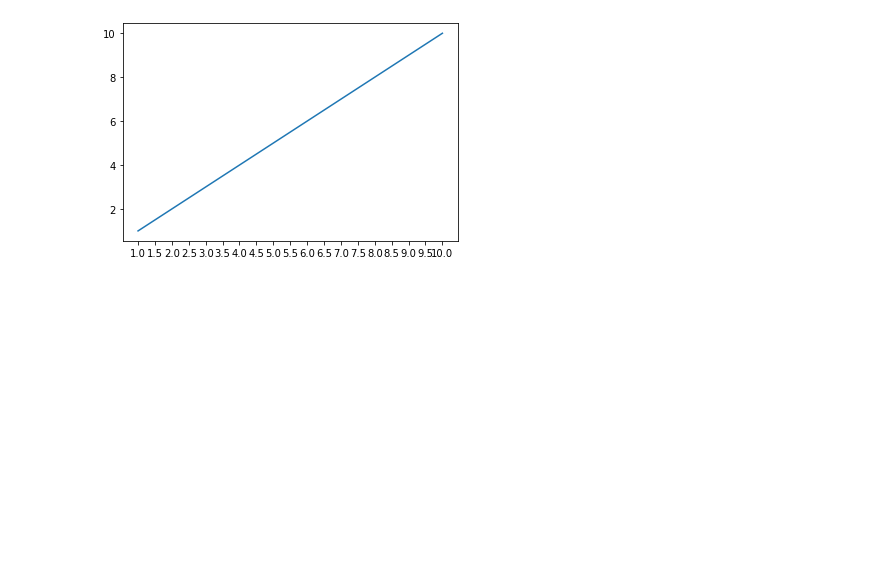
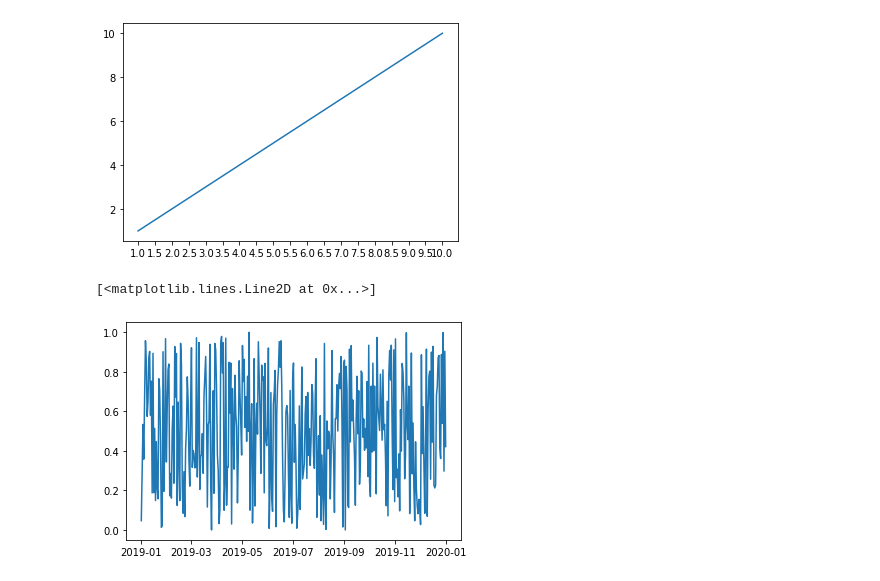
Before and after one commit to HeywoodKing/ipython_jupyter_notebook, a Jupyter notebook: matplotlib_intro_016_坐标轴刻度.ipynb, the cells around one changed output. Saved outputs shown, nothing was run; the diff lists cells and outputs as text; code cells hidden in the pictures; blank space fills up the shorter version.

```diff
--- a/matplotlib_intro_016_坐标轴刻度.ipynb
+++ b/matplotlib_intro_016_坐标轴刻度.ipynb
@@ -18,11 +19,20 @@ plt.locator_params('y', nbins=5)
 # %%
 start = datetime(2019,1,1)
 stop = datetime(2020,1,1)
 delta = timedelta(days=1)
 
 fig = plt.figure()
 
 dates = mpl.dates.drange(start, stop, delta)
 
 y = np.random.rand(len(dates))
-ax = fig.
+ax = fig.gca()
+day = (stop-start).days
+month = (stop-start).days / 12
+# ax.locator_params('x', nbins=day)
+# ax.plot(dates,y);
+ax.plot_date(dates, y, linestyle='-',marker='')
+# print((stop-start).days)
+# %% [output]
+[<matplotlib.lines.Line2D at 0x...>]
+[figure, added]
```
Also changed, not shown: parts of 1 cell of this notebook.
